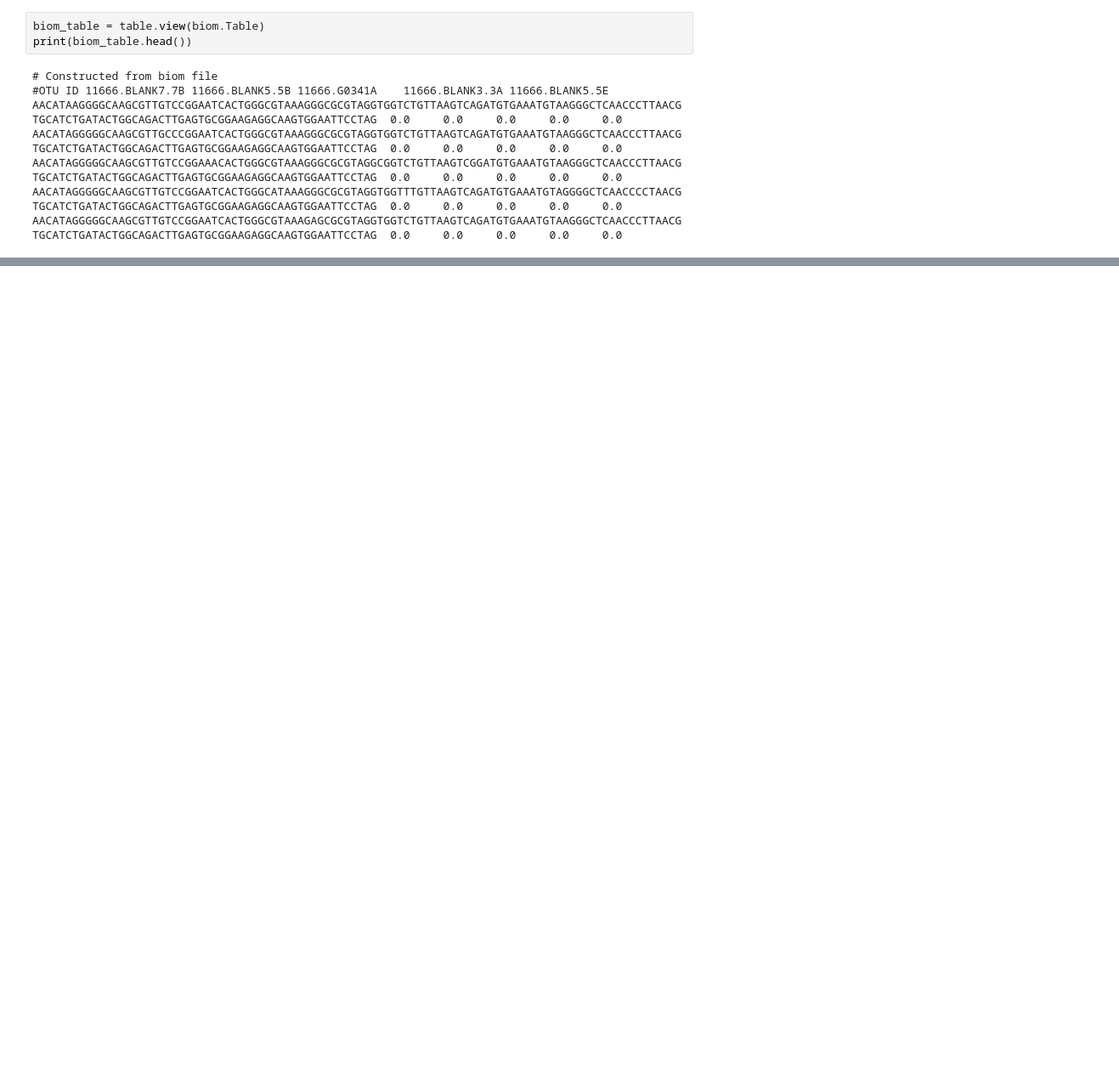
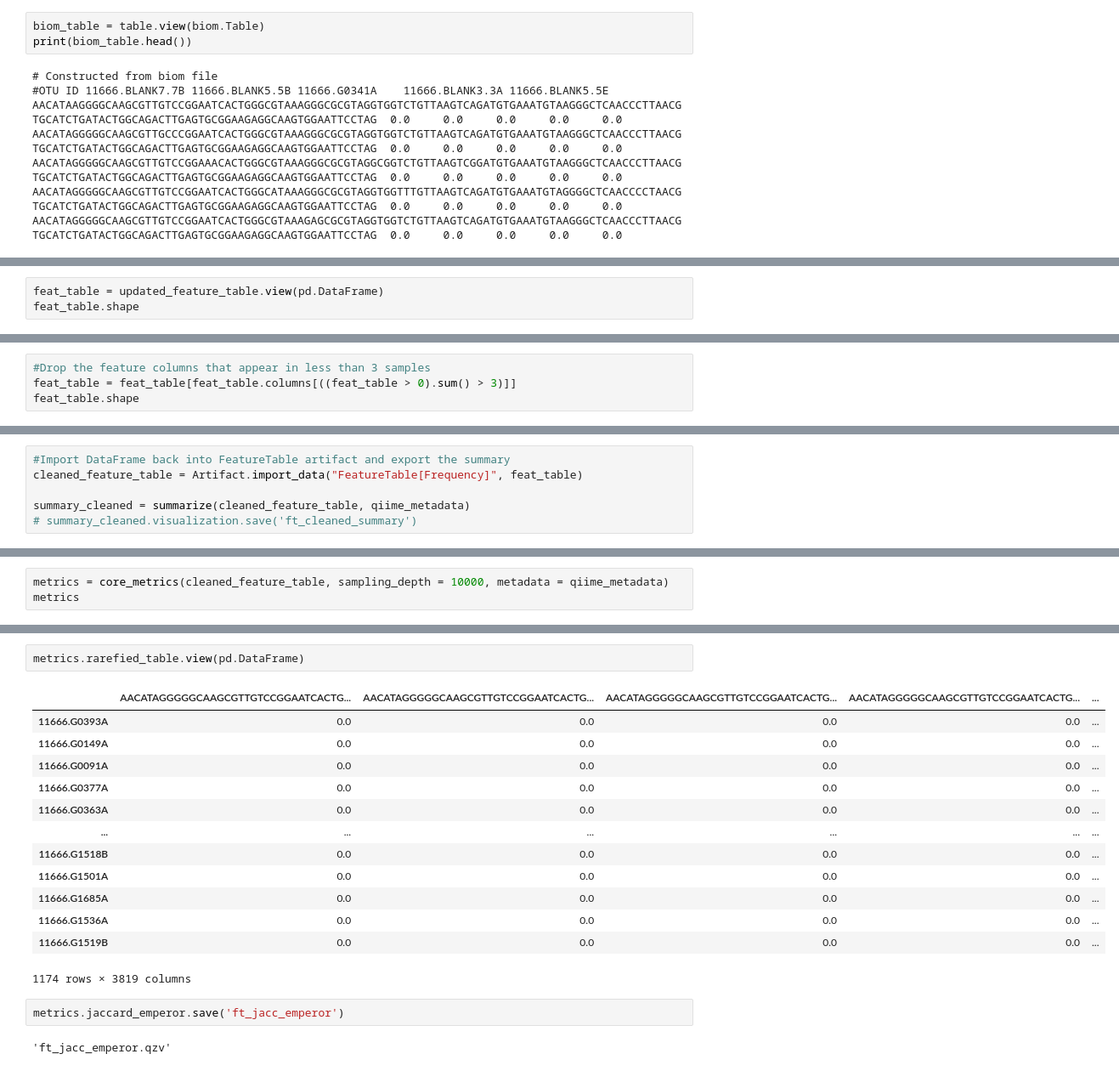
Before and after one commit to Amandoj/DSC180-Q2-Project, a Jupyter notebook: renaldy_umap.ipynb, the cells around one changed output, grey strips where cells are left out. Shown at 85% size. Saved outputs shown, nothing was run; the diff lists cells and outputs as text; blank space fills up the shorter version.

```diff
--- a/renaldy_umap.ipynb
+++ b/renaldy_umap.ipynb
@@ -67,0 +91,3 @@ sub_metadata.head()
+# %%
+feat_table = updated_feature_table.view(pd.DataFrame)
+feat_table.shape
@@ -67,0 +96,4 @@ sub_metadata.head()
+# %%
+#Drop the feature columns that appear in less than 3 samples
+feat_table = feat_table[feat_table.columns[((feat_table > 0).sum() > 3)]]
+feat_table.shape
@@ -67,0 +104,6 @@ sub_metadata.head()
+# %%
+#Import DataFrame back into FeatureTable artifact and export the summary
+cleaned_feature_table = Artifact.import_data("FeatureTable[Frequency]", feat_table)
+
+summary_cleaned = summarize(cleaned_feature_table, qiime_metadata)
+# summary_cleaned.visualization.save('ft_cleaned_summary')
@@ -67,0 +112,3 @@ sub_metadata.head()
+# %%
+metrics = core_metrics(cleaned_feature_table, sampling_depth = 10000, metadata = qiime_metadata)
+metrics
@@ -67,0 +143,20 @@ sub_metadata.head()
+# %%
+metrics.rarefied_table.view(pd.DataFrame)
+# %% [output]
+|  | AACATAGGGGGCAAGCGTTGTCCGGAATCACTG... | AACATAGGGGGCAAGCGTTGTCCGGAATCACTG... | AACATAGGGGGCAAGCGTTGTCCGGAATCACTG... | AACATAGGGGGCAAGCGTTGTCCGGAATCACTG... | ... |
+| 11666.G0393A | 0.0 | 0.0 | 0.0 | 0.0 | ... |
+| 11666.G0149A | 0.0 | 0.0 | 0.0 | 0.0 | ... |
+| 11666.G0091A | 0.0 | 0.0 | 0.0 | 0.0 | ... |
+| 11666.G0377A | 0.0 | 0.0 | 0.0 | 0.0 | ... |
+| 11666.G0363A | 0.0 | 0.0 | 0.0 | 0.0 | ... |
+| ... | ... | ... | ... | ... | ... |
+| 11666.G1518B | 0.0 | 0.0 | 0.0 | 0.0 | ... |
+| 11666.G1501A | 0.0 | 0.0 | 0.0 | 0.0 | ... |
+| 11666.G1685A | 0.0 | 0.0 | 0.0 | 0.0 | ... |
+| 11666.G1536A | 0.0 | 0.0 | 0.0 | 0.0 | ... |
+| 11666.G1519B | 0.0 | 0.0 | 0.0 | 0.0 | ... |
+1174 rows × 3819 columns
+# %%
+metrics.jaccard_emperor.save('ft_jacc_emperor')
+# %% [output]
+'ft_jacc_emperor.qzv'
```
Also changed, not shown: parts of 17 cells of this notebook, 5 other files.
